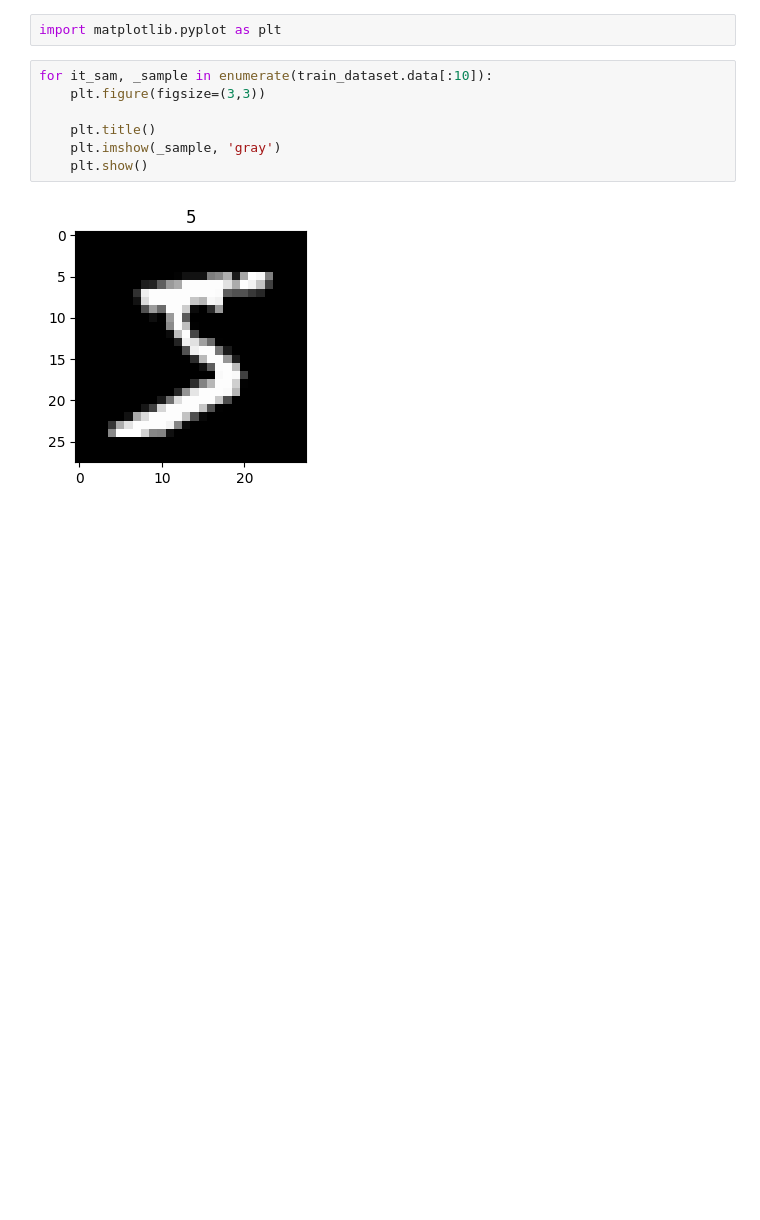
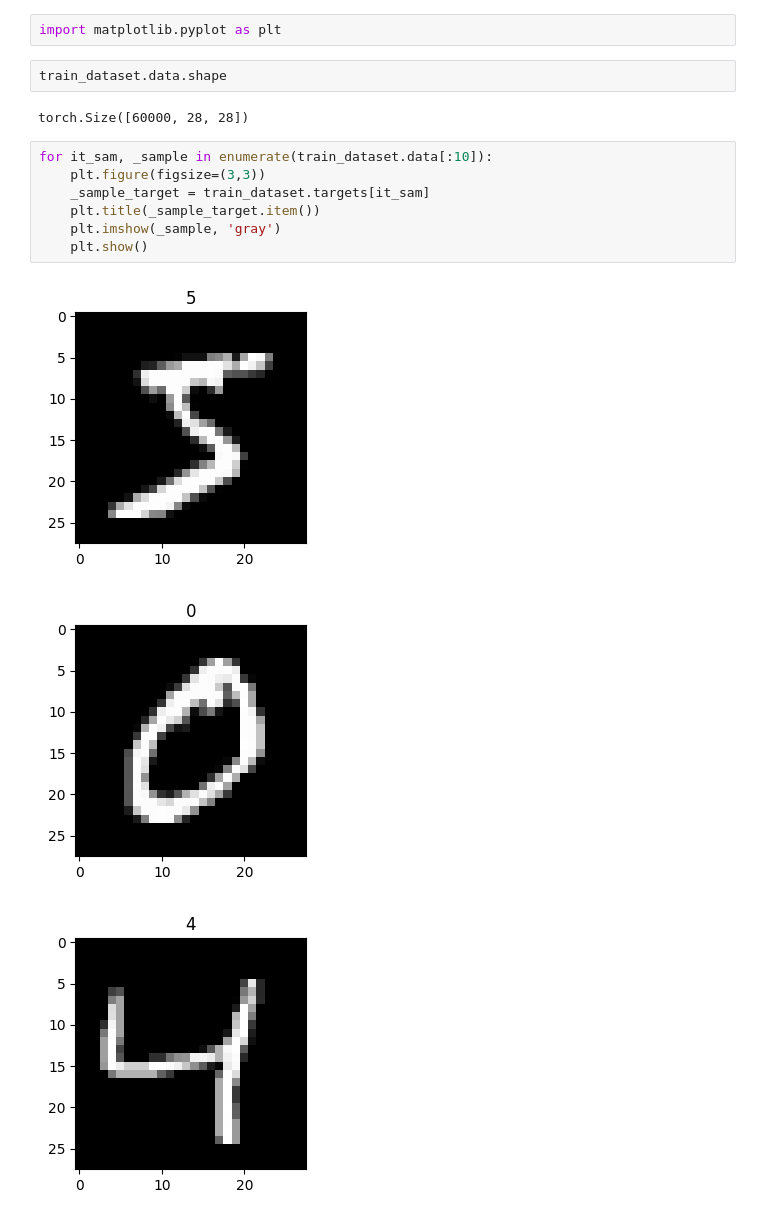
Before and after one commit to apetech-labs/bigdatacamp_image_processing, a Jupyter notebook: ImageProcessing/0803/mnist_with_fcn.ipynb, the cells around one changed output. Drawn from its saved outputs; the diff is of its cells as text; blank space fills up the shorter version.

```diff
--- a/ImageProcessing/0803/mnist_with_fcn.ipynb
+++ b/ImageProcessing/0803/mnist_with_fcn.ipynb
@@ -50,12 +50,18 @@ _sample = train_dataset.data[0]
 _sample_target = train_dataset.targets[0]
 # %%
 import matplotlib.pyplot as plt
+# %%
+train_dataset.data.shape
+# %% [output]
+torch.Size([60000, 28, 28])
 # %%
 for it_sam, _sample in enumerate(train_dataset.data[:10]):
     plt.figure(figsize=(3,3))
-
-    plt.title()
+    _sample_target = train_dataset.targets[it_sam]
+    plt.title(_sample_target.item())
     plt.imshow(_sample, 'gray')
     plt.show()
 # %% [output]
 [figure]
+[figure, added]
+[figure, added]
```
Also changed, not shown: parts of 2 cells of this notebook.
